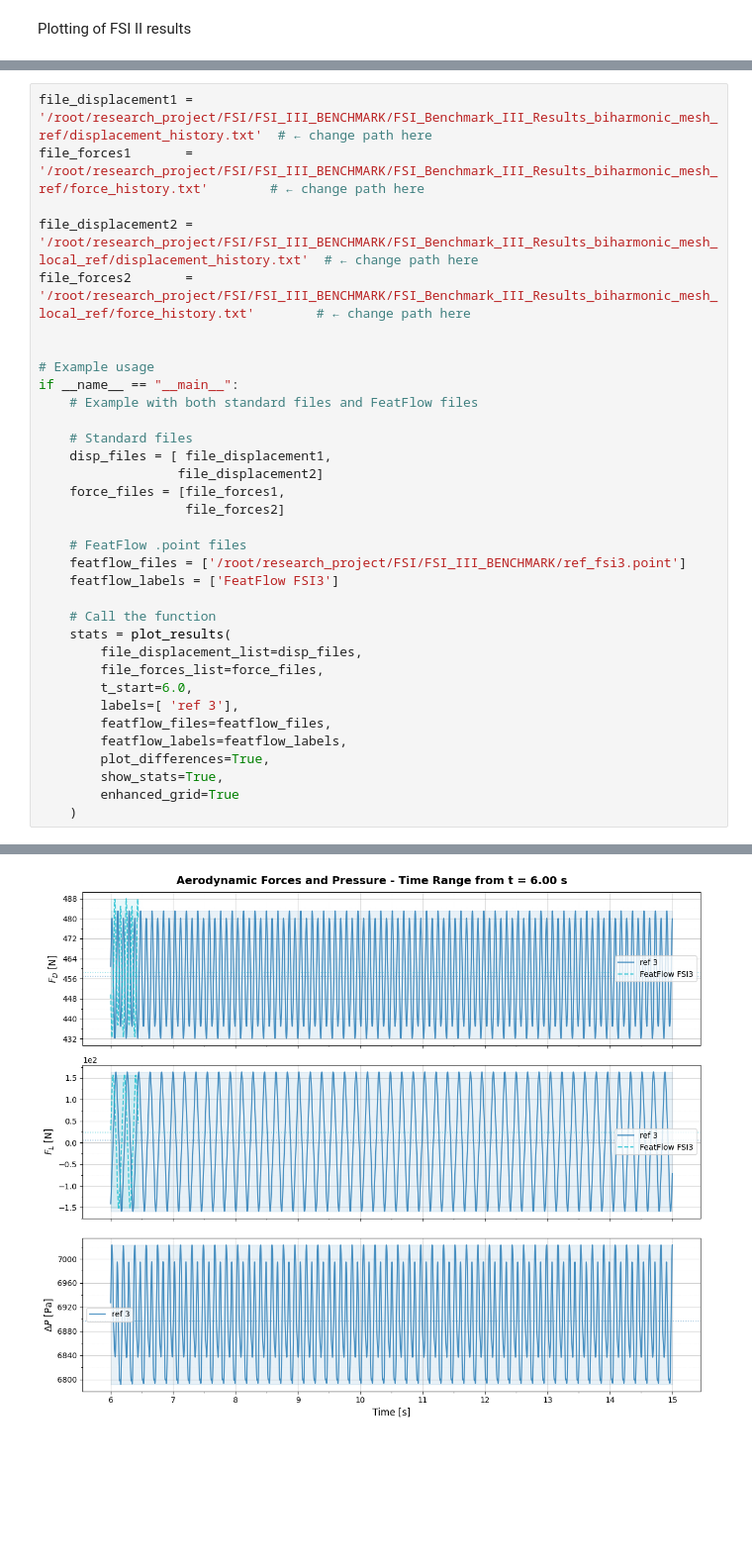
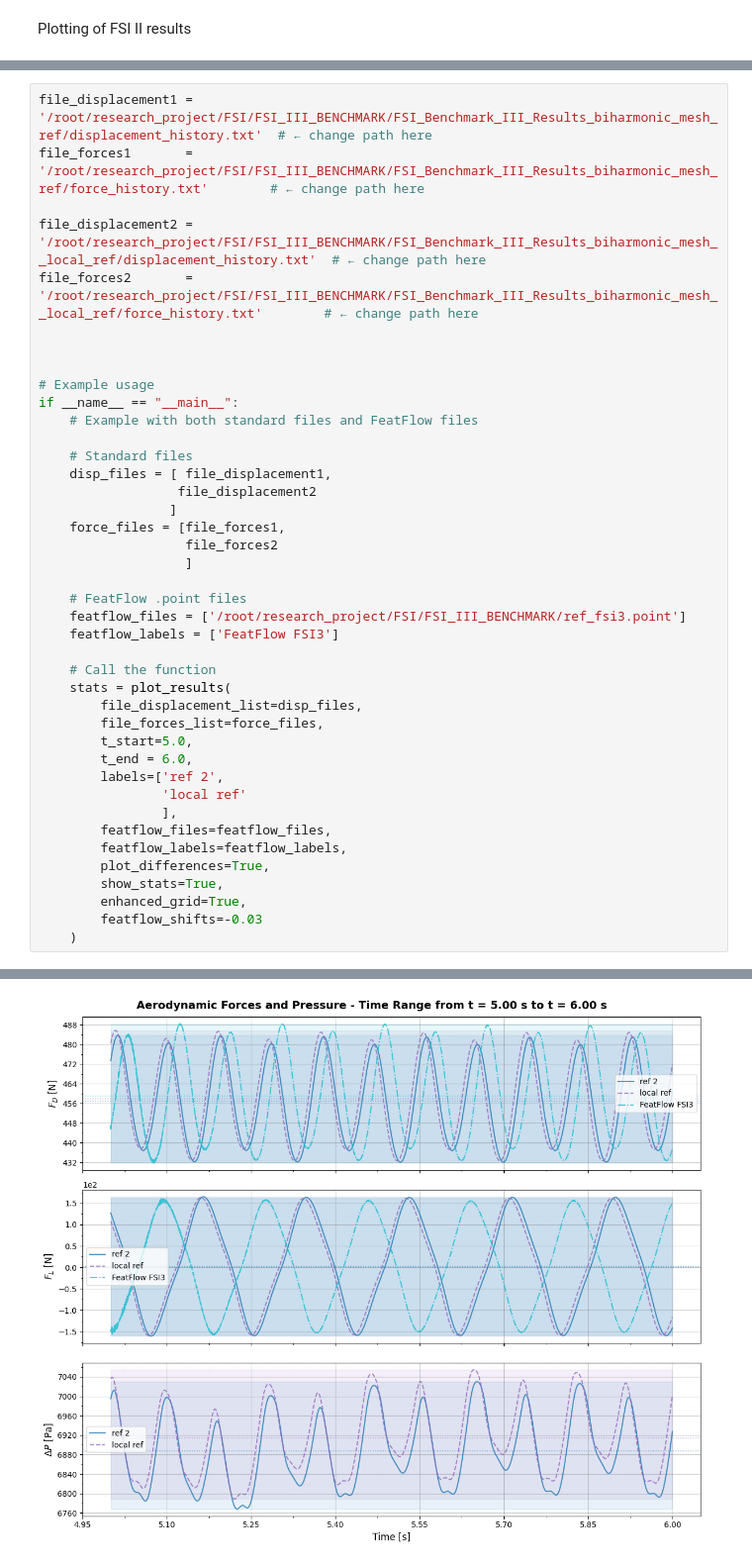
Before and after one commit to Linh-V/dragonfly_FSI, a Jupyter notebook: FSI/FSI_III_BENCHMARK/plots.ipynb, the cells around one changed output, grey strips where cells are left out. Shown at 99% size. Drawn from its saved outputs; the diff is of its cells as text; blank space fills up the shorter version.

Commit message:
minor changes in FSI plots

```diff
--- a/FSI/FSI_III_BENCHMARK/plots.ipynb
+++ b/FSI/FSI_III_BENCHMARK/plots.ipynb
@@ -574,8 +538,9 @@ def print_statistics_table(stats, t_start):
 file_displacement1 = '/root/research_project/FSI/FSI_III_BENCHMARK/FSI_Benchmark_III_Results_biharmonic_mesh_ref/displacement_history.txt'  # ← change path here
 file_forces1       = '/root/research_project/FSI/FSI_III_BENCHMARK/FSI_Benchmark_III_Results_biharmonic_mesh_ref/force_history.txt'        # ← change path here
 
-file_displacement2 = '/root/research_project/FSI/FSI_III_BENCHMARK/FSI_Benchmark_III_Results_biharmonic_mesh_local_ref/displacement_history.txt'  # ← change path here
-file_forces2       = '/root/research_project/FSI/FSI_III_BENCHMARK/FSI_Benchmark_III_Results_biharmonic_mesh_local_ref/force_history.txt'        # ← change path here
+file_displacement2 = '/root/research_project/FSI/FSI_III_BENCHMARK/FSI_Benchmark_III_Results_biharmonic_mesh__local_ref/displacement_history.txt'  # ← change path here
+file_forces2       = '/root/research_project/FSI/FSI_III_BENCHMARK/FSI_Benchmark_III_Results_biharmonic_mesh__local_ref/force_history.txt'        # ← change path here
+
 
 
 # Example usage
@@ -584,9 +549,11 @@ if __name__ == "__main__":
 
     # Standard files
     disp_files = [ file_displacement1,
-                  file_displacement2]
+                  file_displacement2
+                 ]
     force_files = [file_forces1,
-                   file_forces2]
+                   file_forces2
+                   ]
 
     # FeatFlow .point files
     featflow_files = ['/root/research_project/FSI/FSI_III_BENCHMARK/ref_fsi3.point']
@@ -596,13 +563,17 @@ if __name__ == "__main__":
     stats = plot_results(
         file_displacement_list=disp_files,
         file_forces_list=force_files,
-        t_start=6.0,
-        labels=[ 'ref 3'],
+        t_start=5.0,
+        t_end = 6.0,
+        labels=['ref 2',
+                'local ref'
+                ],
         featflow_files=featflow_files,
         featflow_labels=featflow_labels,
         plot_differences=True,
         show_stats=True,
-        enhanced_grid=True
+        enhanced_grid=True,
+        featflow_shifts=-0.03
     )
 # %% [output]
 ================================================================================
@@ -628 +599 @@ F_L                  23.1937    -151.3024     156.1406     307.4430
-[figure, old version]
+[figure, new version]
```
Also changed, not shown: parts of 3 cells of this notebook, 7 other files.
